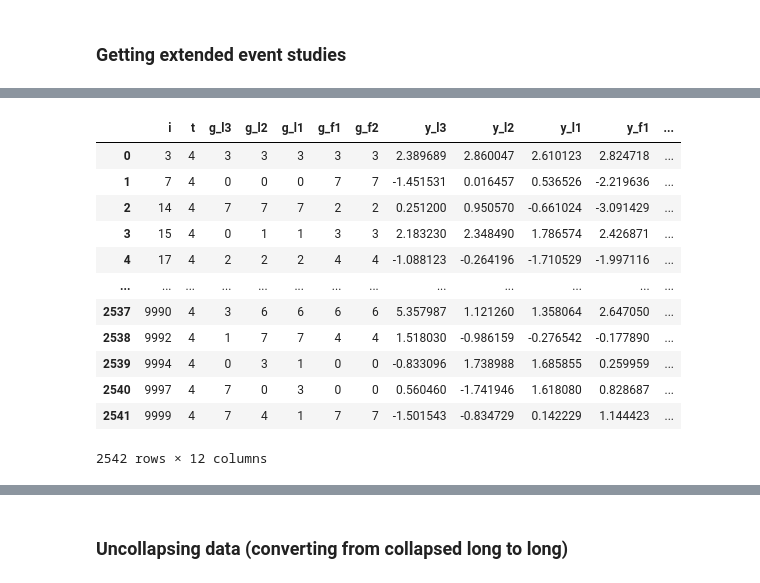
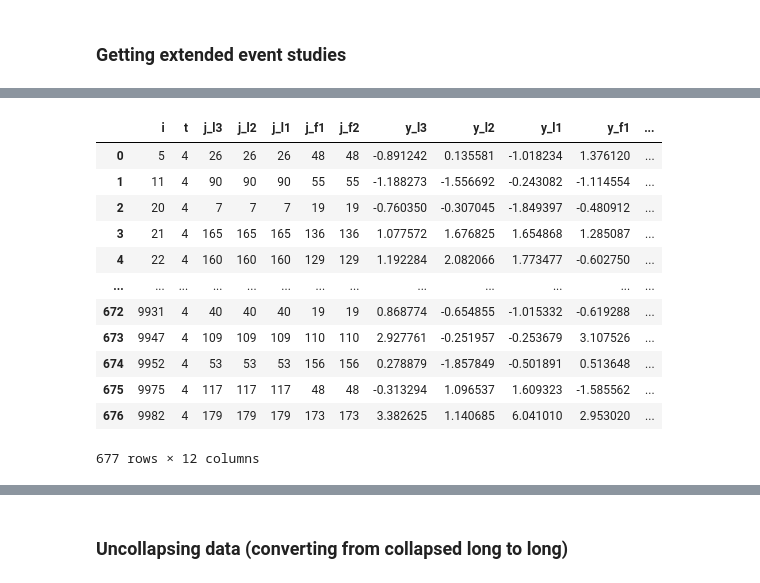
Before and after one commit to tlamadon/bipartitepandas, a Jupyter notebook: docs-src/source/notebooks/extra_features_examples.ipynb, the cells around one changed output, grey strips where cells are left out. Cells and saved outputs as stored; diff of their text form; code cells hidden in the pictures.

Commit message:
Generalize and fix bug with get_es_extended() method; update documentation

```diff
--- a/docs-src/source/notebooks/extra_features_examples.ipynb
+++ b/docs-src/source/notebooks/extra_features_examples.ipynb
@@ -177,18 +207,18 @@ display(es_extended)
 # %%
-# You can specify stable_pre or stable_post to keep only workers who stayed at the same firm before/after the transition
-es_extended = bdf.get_es_extended(periods_pre=3, periods_post=2, stable_pre=False, stable_post=True)
+# You can specify column(s) for stable_pre or stable_post to keep only workers with those columns constant before/after the transition
+es_extended = bdf.get_es_extended(periods_pre=3, periods_post=2, stable_pre='j', stable_post='j', include=['j', 'y'])
 display(es_extended)
 # %% [output]
-|  | i | t | g_l3 | g_l2 | g_l1 | g_f1 | g_f2 | y_l3 | y_l2 | y_l1 | y_f1 | ... |
-| 0 | 3 | 4 | 3 | 3 | 3 | 3 | 3 | 2.389689 | 2.860047 | 2.610123 | 2.824718 | ... |
-| 1 | 7 | 4 | 0 | 0 | 0 | 7 | 7 | -1.451531 | 0.016457 | 0.536526 | -2.219636 | ... |
-| 2 | 14 | 4 | 7 | 7 | 7 | 2 | 2 | 0.251200 | 0.950570 | -0.661024 | -3.091429 | ... |
-| 3 | 15 | 4 | 0 | 1 | 1 | 3 | 3 | 2.183230 | 2.348490 | 1.786574 | 2.426871 | ... |
-| 4 | 17 | 4 | 2 | 2 | 2 | 4 | 4 | -1.088123 | -0.264196 | -1.710529 | -1.997116 | ... |
+|  | i | t | j_l3 | j_l2 | j_l1 | j_f1 | j_f2 | y_l3 | y_l2 | y_l1 | y_f1 | ... |
+| 0 | 5 | 4 | 26 | 26 | 26 | 48 | 48 | -0.891242 | 0.135581 | -1.018234 | 1.376120 | ... |
+| 1 | 11 | 4 | 90 | 90 | 90 | 55 | 55 | -1.188273 | -1.556692 | -0.243082 | -1.114554 | ... |
+| 2 | 20 | 4 | 7 | 7 | 7 | 19 | 19 | -0.760350 | -0.307045 | -1.849397 | -0.480912 | ... |
+| 3 | 21 | 4 | 165 | 165 | 165 | 136 | 136 | 1.077572 | 1.676825 | 1.654868 | 1.285087 | ... |
+| 4 | 22 | 4 | 160 | 160 | 160 | 129 | 129 | 1.192284 | 2.082066 | 1.773477 | -0.602750 | ... |
 | ... | ... | ... | ... | ... | ... | ... | ... | ... | ... | ... | ... | ... |
-| 2537 | 9990 | 4 | 3 | 6 | 6 | 6 | 6 | 5.357987 | 1.121260 | 1.358064 | 2.647050 | ... |
-| 2538 | 9992 | 4 | 1 | 7 | 7 | 4 | 4 | 1.518030 | -0.986159 | -0.276542 | -0.177890 | ... |
-| 2539 | 9994 | 4 | 0 | 3 | 1 | 0 | 0 | -0.833096 | 1.738988 | 1.685855 | 0.259959 | ... |
-| 2540 | 9997 | 4 | 7 | 0 | 3 | 0 | 0 | 0.560460 | -1.741946 | 1.618080 | 0.828687 | ... |
-| 2541 | 9999 | 4 | 7 | 4 | 1 | 7 | 7 | -1.501543 | -0.834729 | 0.142229 | 1.144423 | ... |
+| 672 | 9931 | 4 | 40 | 40 | 40 | 19 | 19 | 0.868774 | -0.654855 | -1.015332 | -0.619288 | ... |
+| 673 | 9947 | 4 | 109 | 109 | 109 | 110 | 110 | 2.927761 | -0.251957 | -0.253679 | 3.107526 | ... |
+| 674 | 9952 | 4 | 53 | 53 | 53 | 156 | 156 | 0.278879 | -1.857849 | -0.501891 | 0.513648 | ... |
+| 675 | 9975 | 4 | 117 | 117 | 117 | 48 | 48 | -0.313294 | 1.096537 | 1.609323 | -1.585562 | ... |
+| 676 | 9982 | 4 | 179 | 179 | 179 | 173 | 173 | 3.382625 | 1.140685 | 6.041010 | 2.953020 | ... |
-2542 rows × 12 columns
+677 rows × 12 columns
```
Also changed, not shown: parts of 17 cells of this notebook, 7 other files.
